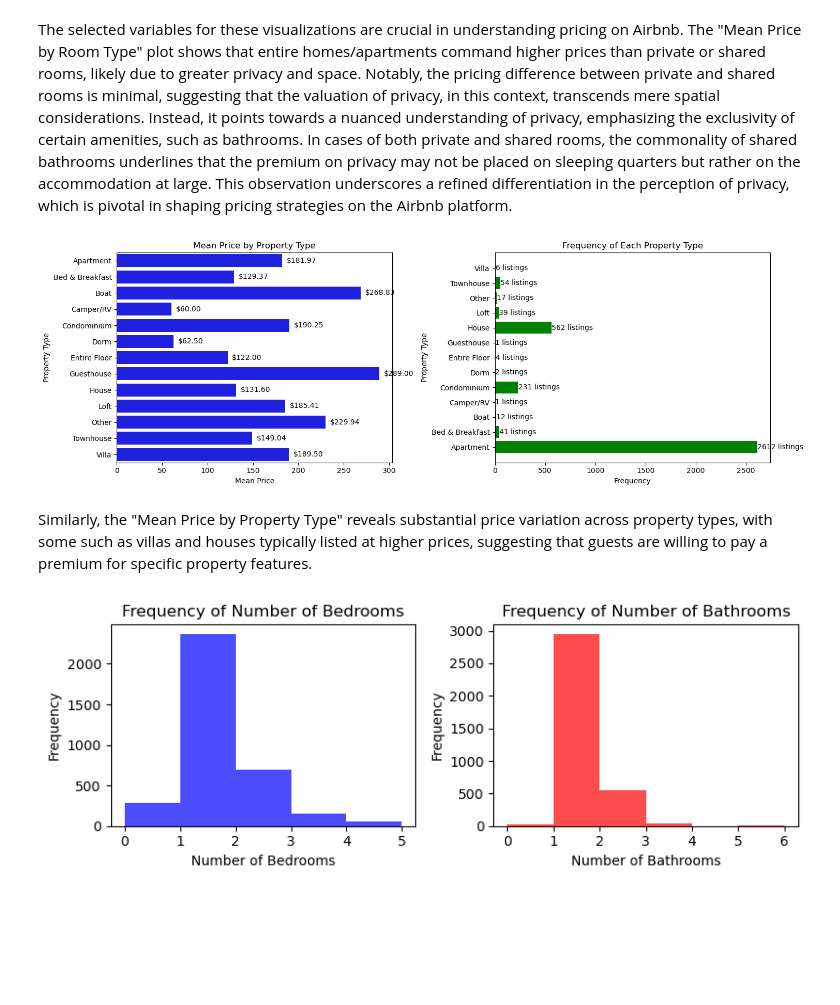
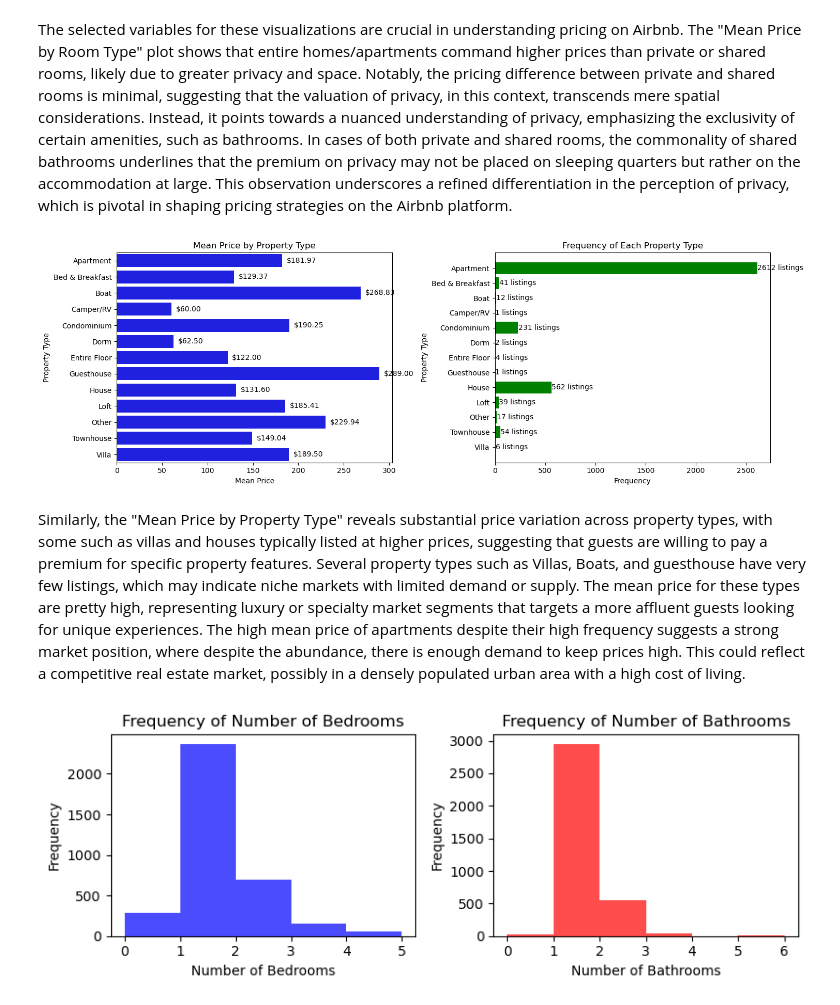
Before and after one commit to ECO225-W2024/project-one-code-32record, a Jupyter notebook: Project1 notebook.ipynb, the cells around one changed output. Drawn from its saved outputs; the diff is of its cells as text; code cells hidden in the pictures; blank space fills up the shorter version.

```diff
--- a/Project1 notebook.ipynb
+++ b/Project1 notebook.ipynb
@@ -209,37 +209,43 @@ mean_price_by_property_type = df.groupby('property_type')['price'].mean().reset_
 property_type_freq = df['property_type'].value_counts().reset_index()
 property_type_freq.columns = ['property_type', 'frequency']
 
 # Merge mean price with frequency for annotations
 merged_data = pd.merge(mean_price_by_property_type, property_type_freq, on='property_type')
 
-
 # Create a figure with two subplots
 fig, ax = plt.subplots(1, 2, figsize=(15, 5))
 
 # Bar chart for mean price by property type on the first subplot
 sns.barplot(x='price', y='property_type', data=merged_data, ax=ax[0], color='blue')
 ax[0].set_title('Mean Price by Property Type')
 ax[0].set_xlabel('Mean Price')
 ax[0].set_ylabel('Property Type')
+
 # Annotating with mean price to the right of the bar
 for index, row in merged_data.iterrows():
     ax[0].text(row['price'] + 5, index, f'${row["price"]:.2f}', va='center', ha='left', color='black')
 
 # Histogram for the frequency of each property type on the second subplot
 ax[1].barh(merged_data['property_type'], merged_data['frequency'], color='green')
 ax[1].set_title('Frequency of Each Property Type')
 ax[1].set_xlabel('Frequency')
 ax[1].set_ylabel('Property Type')
+
 # Annotating with frequency to the right of the bar
 for index, row in merged_data.iterrows():
     ax[1].text(row['frequency'] + 1, index, f'{row["frequency"]} listings', va='center', ha='left', color='black')
 
+# Invert y-axis to have 'Apartment' on top
+ax[1].invert_yaxis()
+
 plt.tight_layout()
 plt.show()
 # %% [output]
-[figure, old version]
+[figure, new version]
-# %% [markdown]
-Similarly, the "Mean Price by Property Type" reveals substantial price variation across property types, with some such as villas and houses typically listed at higher prices, suggesting that guests are willing to pay a premium for specific property features.
+# %% [markdown]
+Similarly, the "Mean Price by Property Type" reveals substantial price variation across property types, with some such as villas and houses typically listed at higher prices, suggesting that guests are willing to pay a premium for specific property features.
+Several property types such as Villas, Boats, and guesthouse have very few listings, which may indicate niche markets with limited demand or supply. The mean price for these types are pretty high, representing luxury or specialty market segments that targets a more affluent guests looking for unique experiences.
+The high mean price of apartments despite their high frequency suggests a strong market position, where despite the abundance, there is enough demand to keep prices high. This could reflect a competitive real estate market, possibly in a densely populated urban area with a high cost of living.
 # %%
 # histogram to show the relationship between price and the number of bedrooms/bathrooms
 
```
Also changed, not shown: parts of 2 cells of this notebook.
